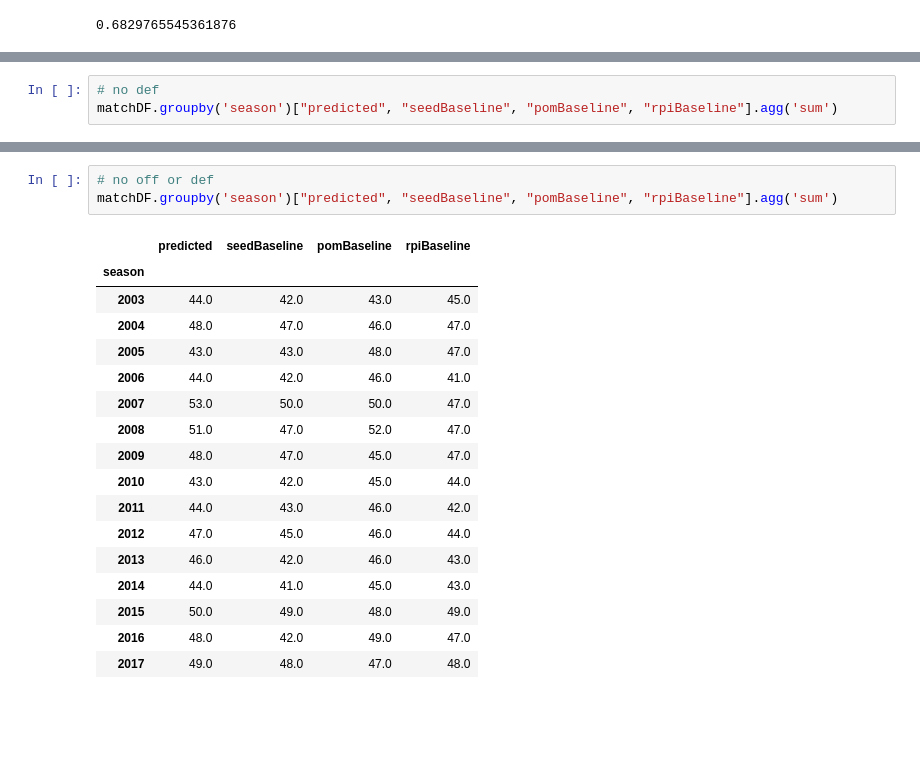
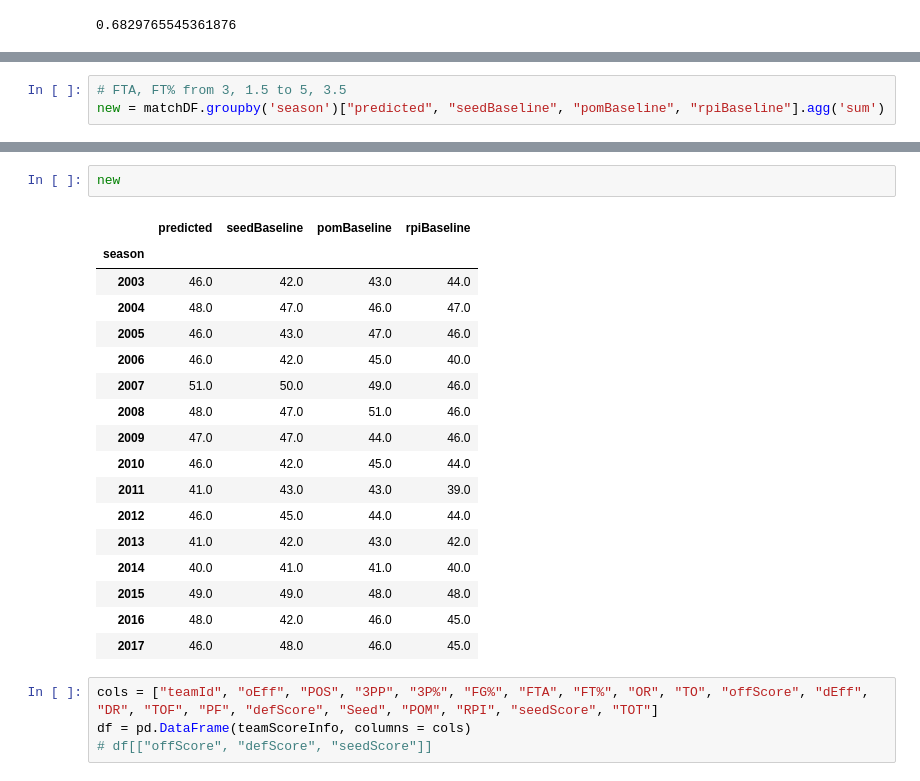
Before and after one commit to dlernz/march_madness, a Jupyter notebook: Predicting March Madness Games using Random Forests.ipynb, the cells around one changed output, grey strips where cells are left out. Saved outputs shown, nothing was run; the diff lists cells and outputs as text; blank space fills up the shorter version.

```diff
--- a/Predicting March Madness Games using Random Forests.ipynb
+++ b/Predicting March Madness Games using Random Forests.ipynb
@@ -983,3 +960,3 @@ matchDF.groupby('season')["predicted", "seedBaseline", "pomBaseline", "rpiBaseli
 # %%
-# no def
-matchDF.groupby('season')["predicted", "seedBaseline", "pomBaseline", "rpiBaseline"].agg('sum')
+# FTA, FT% from 3, 1.5 to 5, 3.5
+new = matchDF.groupby('season')["predicted", "seedBaseline", "pomBaseline", "rpiBaseline"].agg('sum')
@@ -1004,21 +963,24 @@ matchDF.groupby('season')["predicted", "seedBaseline", "pomBaseline", "rpiBaseli
-# %%
-# no off or def
-matchDF.groupby('season')["predicted", "seedBaseline", "pomBaseline", "rpiBaseline"].agg('sum')
-# %% [output]
-|  | predicted | seedBaseline | pomBaseline | rpiBaseline |
-| season |  |  |  |  |
-| 2003 | 44.0 | 42.0 | 43.0 | 45.0 |
-| 2004 | 48.0 | 47.0 | 46.0 | 47.0 |
-| 2005 | 43.0 | 43.0 | 48.0 | 47.0 |
-| 2006 | 44.0 | 42.0 | 46.0 | 41.0 |
-| 2007 | 53.0 | 50.0 | 50.0 | 47.0 |
-| 2008 | 51.0 | 47.0 | 52.0 | 47.0 |
-| 2009 | 48.0 | 47.0 | 45.0 | 47.0 |
-| 2010 | 43.0 | 42.0 | 45.0 | 44.0 |
-| 2011 | 44.0 | 43.0 | 46.0 | 42.0 |
-| 2012 | 47.0 | 45.0 | 46.0 | 44.0 |
-| 2013 | 46.0 | 42.0 | 46.0 | 43.0 |
-| 2014 | 44.0 | 41.0 | 45.0 | 43.0 |
-| 2015 | 50.0 | 49.0 | 48.0 | 49.0 |
-| 2016 | 48.0 | 42.0 | 49.0 | 47.0 |
-| 2017 | 49.0 | 48.0 | 47.0 | 48.0 |
+# %%
+new
+# %% [output]
+|  | predicted | seedBaseline | pomBaseline | rpiBaseline |
+| season |  |  |  |  |
+| 2003 | 46.0 | 42.0 | 43.0 | 44.0 |
+| 2004 | 48.0 | 47.0 | 46.0 | 47.0 |
+| 2005 | 46.0 | 43.0 | 47.0 | 46.0 |
+| 2006 | 46.0 | 42.0 | 45.0 | 40.0 |
+| 2007 | 51.0 | 50.0 | 49.0 | 46.0 |
+| 2008 | 48.0 | 47.0 | 51.0 | 46.0 |
+| 2009 | 47.0 | 47.0 | 44.0 | 46.0 |
+| 2010 | 46.0 | 42.0 | 45.0 | 44.0 |
+| 2011 | 41.0 | 43.0 | 43.0 | 39.0 |
+| 2012 | 46.0 | 45.0 | 44.0 | 44.0 |
+| 2013 | 41.0 | 42.0 | 43.0 | 42.0 |
+| 2014 | 40.0 | 41.0 | 41.0 | 40.0 |
+| 2015 | 49.0 | 49.0 | 48.0 | 48.0 |
+| 2016 | 48.0 | 42.0 | 46.0 | 45.0 |
+| 2017 | 46.0 | 48.0 | 46.0 | 45.0 |
+# %%
+cols = ["teamId", "oEff", "POS", "3PP", "3P%", "FG%", "FTA", "FT%", "OR", "TO", "offScore", "dEff", "DR", "TOF", "PF", "defScore", "Seed", "POM", "RPI", "seedScore", "TOT"]
+df = pd.DataFrame(teamScoreInfo, columns = cols)
+# df[["offScore", "defScore", "seedScore"]]
```
Also changed, not shown: parts of 10 cells of this notebook.
